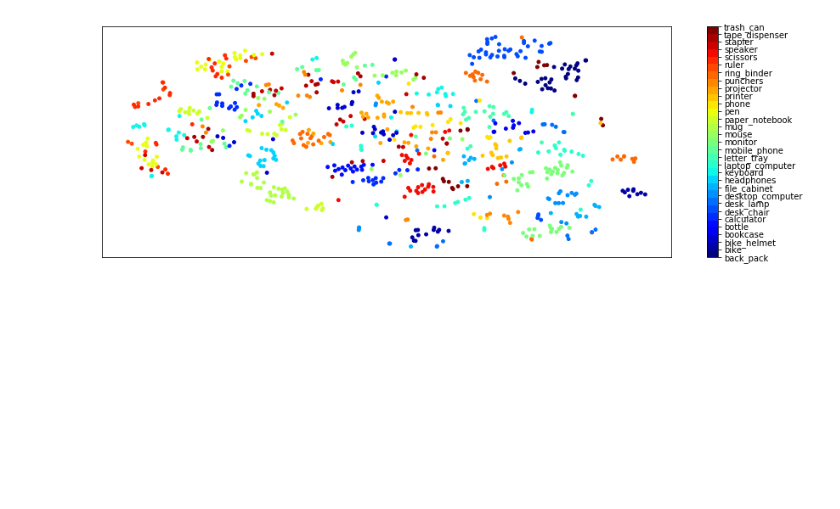
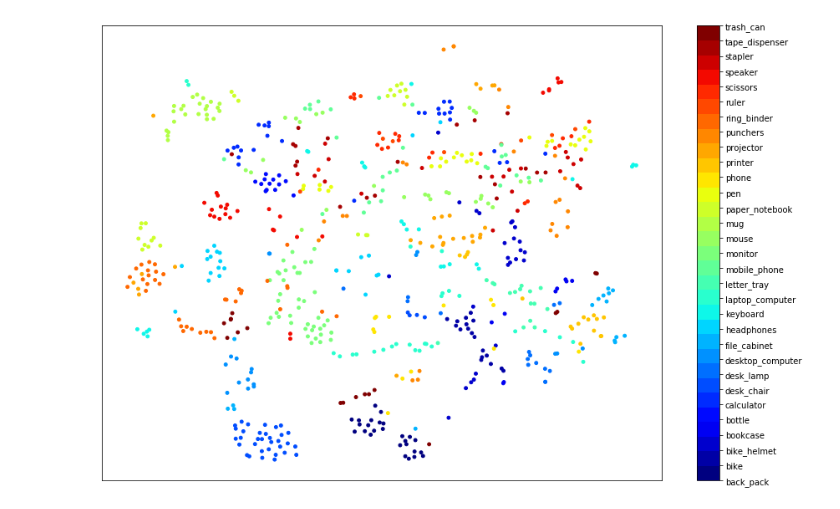
Before and after one commit to mperezcarrasco/Pytorch-VaDE, a Jupyter notebook: Autoencoder Testing.ipynb, the cells around one changed output. Drawn from its saved outputs; the diff is of its cells as text; code cells hidden in the pictures; blank space fills up the shorter version.

```diff
--- a/Autoencoder Testing.ipynb
+++ b/Autoencoder Testing.ipynb
@@ -115,8 +127,8 @@ def get_latent_space(dataloader, z_dim, model, device, ftr_ext=None):
     return z[1:], y[1:]
 
 
-def plot_tsne(X_embedded, y, ticks):
-    f, ax1 = plt.subplots(1, 1, sharey=True, figsize=(15,5))
+def plot_tsne(X_embedded, y, ticks, dataset):
+    f, ax1 = plt.subplots(1, 1, sharey=True, figsize=(15,10))
 
     cmap = plt.get_cmap('jet', 31)
 
@@ -129,16 +141,16 @@ def plot_tsne(X_embedded, y, ticks):
 
     ax1.xaxis.set_visible(False)
     ax1.yaxis.set_visible(False)
-
+    plt.savefig('weights/autoencoder_tsne_{}'.format(dataset))
     plt.show()
 # %%
 z_dim = 10
 model = vade.autoencoder
 ftr_ext = vade.feature_extractor
-z, y = get_latent_space(dataloader, z_dim, model, device, ftr_ext)
+z, y = get_latent_space(dataloader_train, z_dim, model, device, ftr_ext)
 z, y = z.cpu(), y.cpu()
+z_embedded = TSNE(n_components=2).fit_transform(z.detach().numpy())
-# %%
-z_embedded = TSNE(n_components=2).fit_transform(z.detach().numpy())
-plot_tsne(z_embedded, y, classes)
-# %% [output]
-[figure, removed]
+# %%
+plot_tsne(z_embedded, y, classes, args.dataset)
+# %% [output]
+[figure, added]
```
Also changed, not shown: parts of 4 cells of this notebook, 4 other files.
